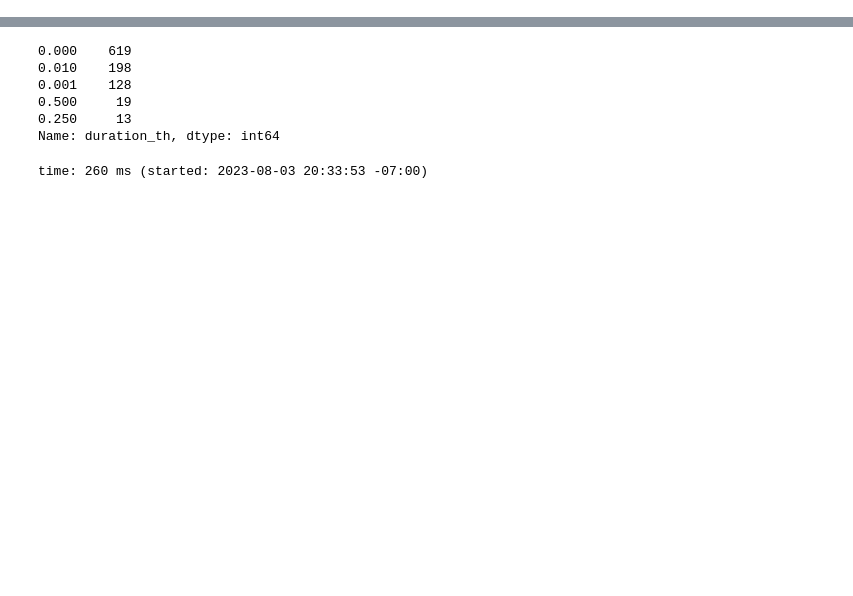
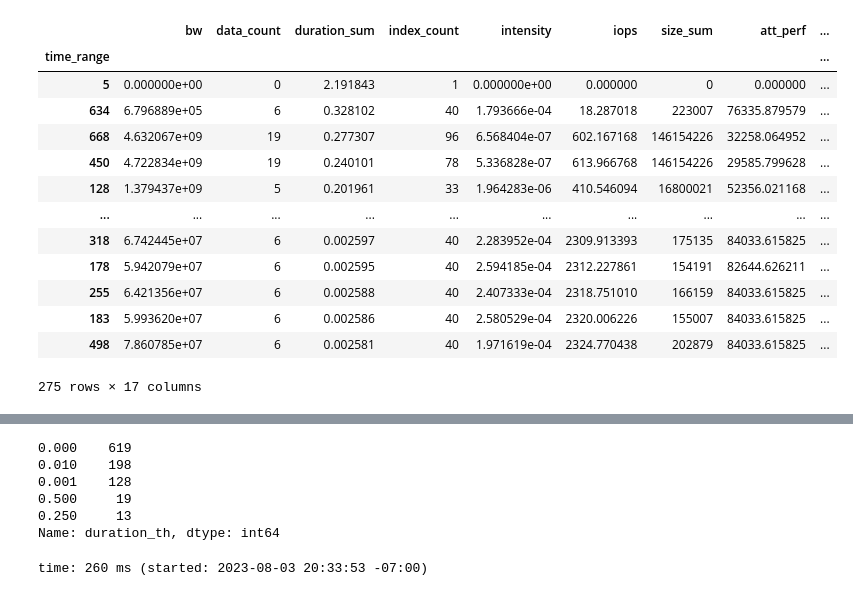
Before and after one commit to izzet/wisio, a Jupyter notebook: notebooks/recorder-cm1.ipynb, the cells around one changed output, grey strips where cells are left out. Cells and saved outputs as stored; diff of their text form; code cells hidden in the pictures; blank space fills up the shorter version.

```diff
--- a/notebooks/recorder-cm1.ipynb
+++ b/notebooks/recorder-cm1.ipynb
@@ -59,0 +108,17 @@ time: 21.9 s (started: 2023-08-03 20:33:30 -07:00)
+# %%
+time_range_group_view[time_range_group_view['angle'] < 75]
+# %% [output]
+|  | bw | data_count | duration_sum | index_count | intensity | iops | size_sum | att_perf | ... |
+| time_range |  |  |  |  |  |  |  |  | ... |
+| 5 | 0.000000e+00 | 0 | 2.191843 | 1 | 0.000000e+00 | 0.000000 | 0 | 0.000000 | ... |
+| 634 | 6.796889e+05 | 6 | 0.328102 | 40 | 1.793666e-04 | 18.287018 | 223007 | 76335.879579 | ... |
+| 668 | 4.632067e+09 | 19 | 0.277307 | 96 | 6.568404e-07 | 602.167168 | 146154226 | 32258.064952 | ... |
+| 450 | 4.722834e+09 | 19 | 0.240101 | 78 | 5.336828e-07 | 613.966768 | 146154226 | 29585.799628 | ... |
+| 128 | 1.379437e+09 | 5 | 0.201961 | 33 | 1.964283e-06 | 410.546094 | 16800021 | 52356.021168 | ... |
+| ... | ... | ... | ... | ... | ... | ... | ... | ... | ... |
+| 318 | 6.742445e+07 | 6 | 0.002597 | 40 | 2.283952e-04 | 2309.913393 | 175135 | 84033.615825 | ... |
+| 178 | 5.942079e+07 | 6 | 0.002595 | 40 | 2.594185e-04 | 2312.227861 | 154191 | 82644.626211 | ... |
+| 255 | 6.421356e+07 | 6 | 0.002588 | 40 | 2.407333e-04 | 2318.751010 | 166159 | 84033.615825 | ... |
+| 183 | 5.993620e+07 | 6 | 0.002586 | 40 | 2.580529e-04 | 2320.006226 | 155007 | 84033.615825 | ... |
+| 498 | 7.860785e+07 | 6 | 0.002581 | 40 | 1.971619e-04 | 2324.770438 | 202879 | 84033.615825 | ... |
+275 rows × 17 columns
```
Also changed, not shown: parts of 16 cells of this notebook, 2 other files.
